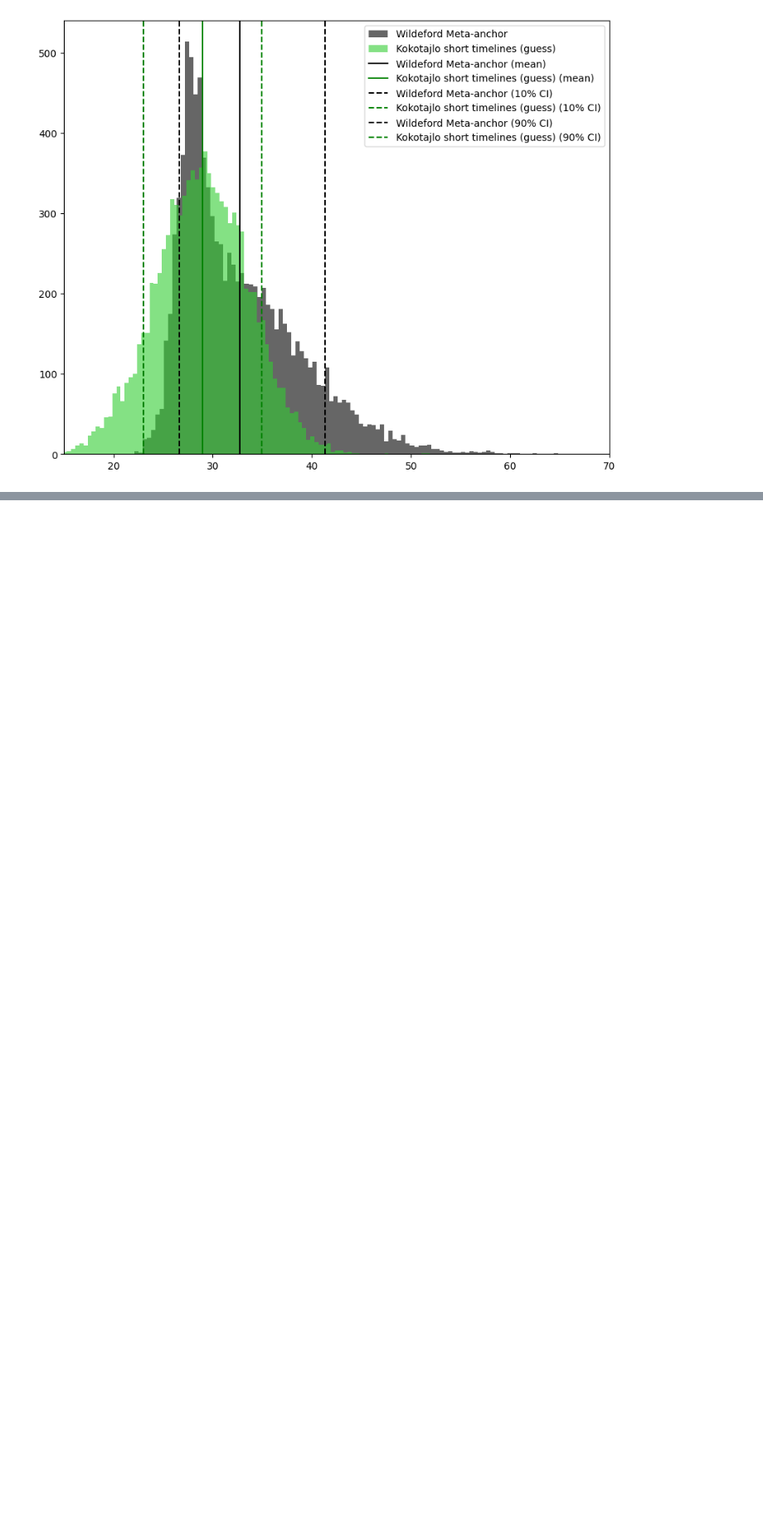
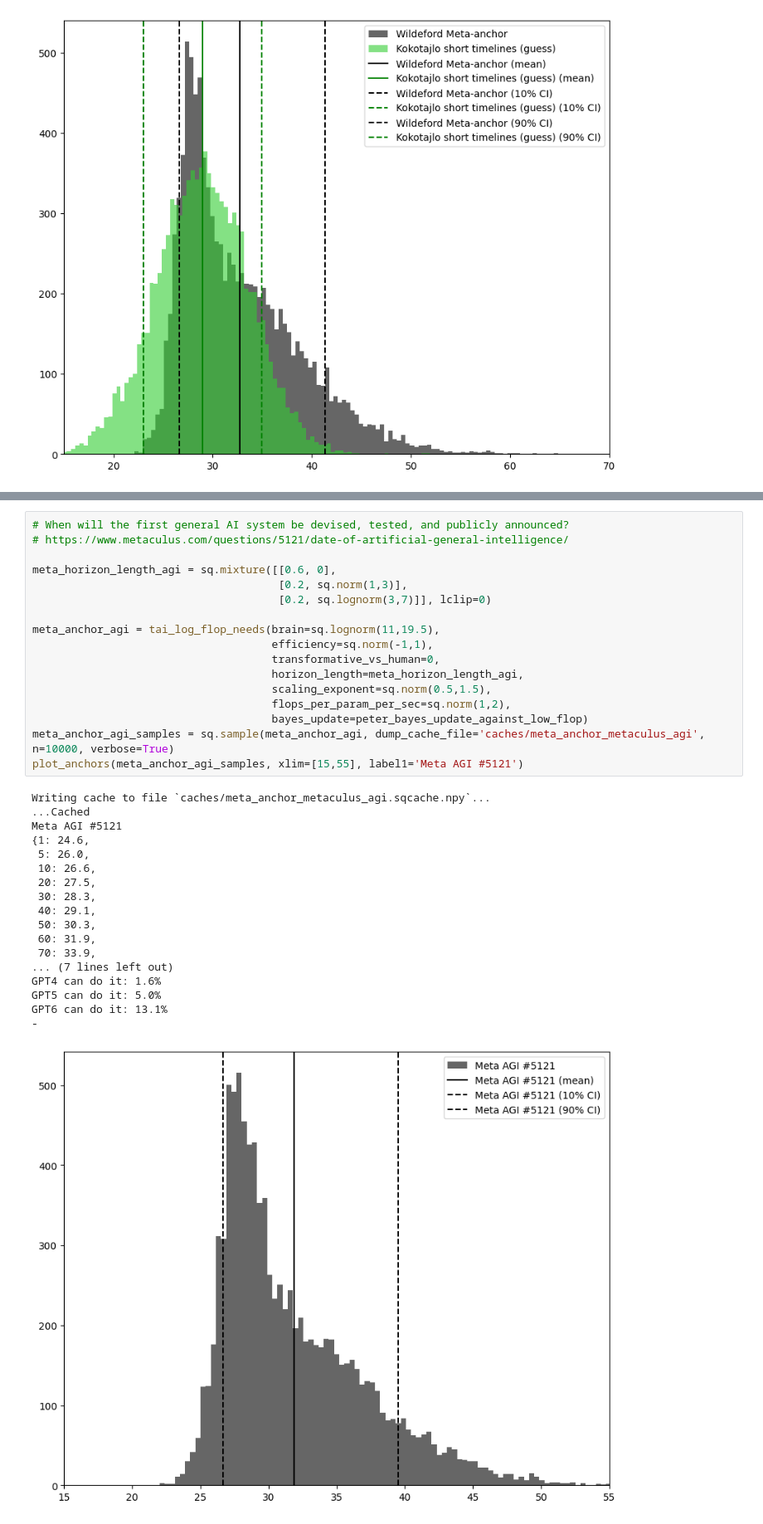
Before and after one commit to rethinkpriorities/future-assessment-model, a Jupyter notebook: (1) Anchors.ipynb, the cells around one changed output, grey strips where cells are left out. Shown at 83% size. Saved outputs shown, nothing was run; the diff lists cells and outputs as text; blank space fills up the shorter version.

```diff
--- a/(1) Anchors.ipynb
+++ b/(1) Anchors.ipynb
@@ -910,0 +913,36 @@ GPT6 can do it: 33.7%
+# %%
+# When will the first general AI system be devised, tested, and publicly announced?
+# https://www.metaculus.com/questions/5121/date-of-artificial-general-intelligence/
+
+meta_horizon_length_agi = sq.mixture([[0.6, 0],
+                                      [0.2, sq.norm(1,3)],
+                                      [0.2, sq.lognorm(3,7)]], lclip=0)
+
+meta_anchor_agi = tai_log_flop_needs(brain=sq.lognorm(11,19.5),
+                                     efficiency=sq.norm(-1,1),
+                                     transformative_vs_human=0,
+                                     horizon_length=meta_horizon_length_agi,
+                                     scaling_exponent=sq.norm(0.5,1.5),
+                                     flops_per_param_per_sec=sq.norm(1,2),
+                                     bayes_update=peter_bayes_update_against_low_flop)
+meta_anchor_agi_samples = sq.sample(meta_anchor_agi, dump_cache_file='caches/meta_anchor_metaculus_agi', n=10000, verbose=True)
+plot_anchors(meta_anchor_agi_samples, xlim=[15,55], label1='Meta AGI #5121')
+# %% [output]
+Writing cache to file `caches/meta_anchor_metaculus_agi.sqcache.npy`...
+...Cached
+Meta AGI #5121
+{1: 24.6,
+ 5: 26.0,
+ 10: 26.6,
+ 20: 27.5,
+ 30: 28.3,
+ 40: 29.1,
+ 50: 30.3,
+ 60: 31.9,
+ 70: 33.9,
+... (7 lines left out)
+GPT4 can do it: 1.6%
+GPT5 can do it: 5.0%
+GPT6 can do it: 13.1%
+-
+[figure, added]
```
Also changed, not shown: parts of 3 cells of this notebook, 1 other file.
